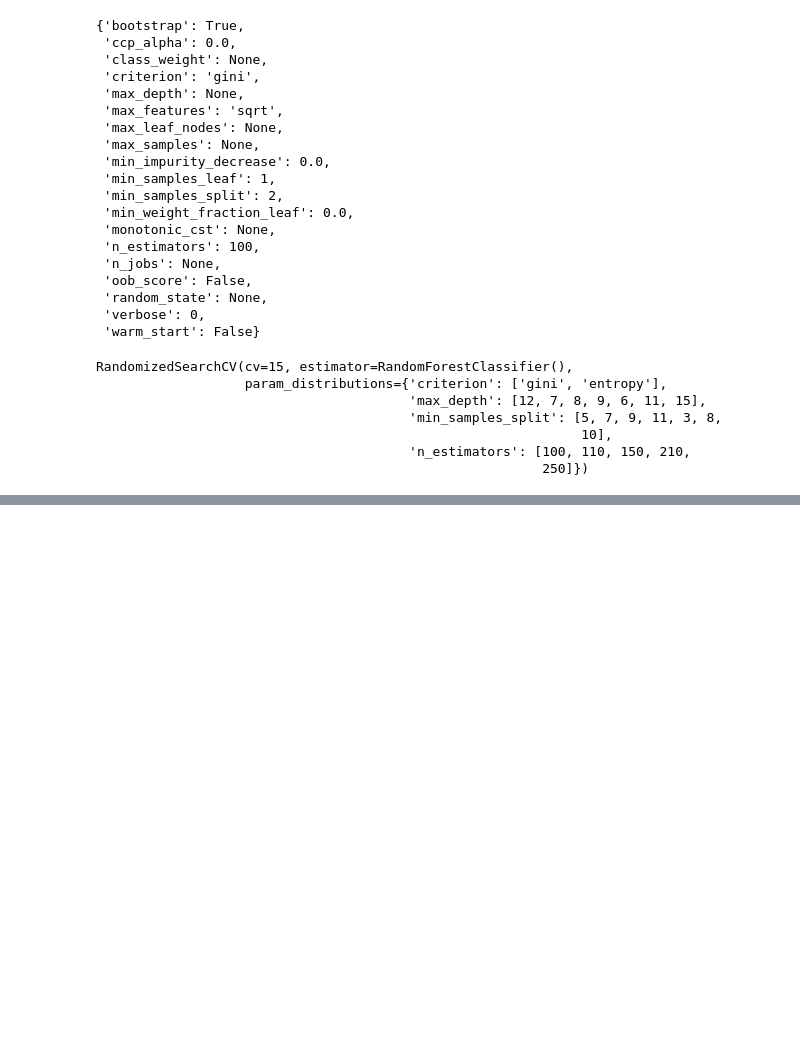
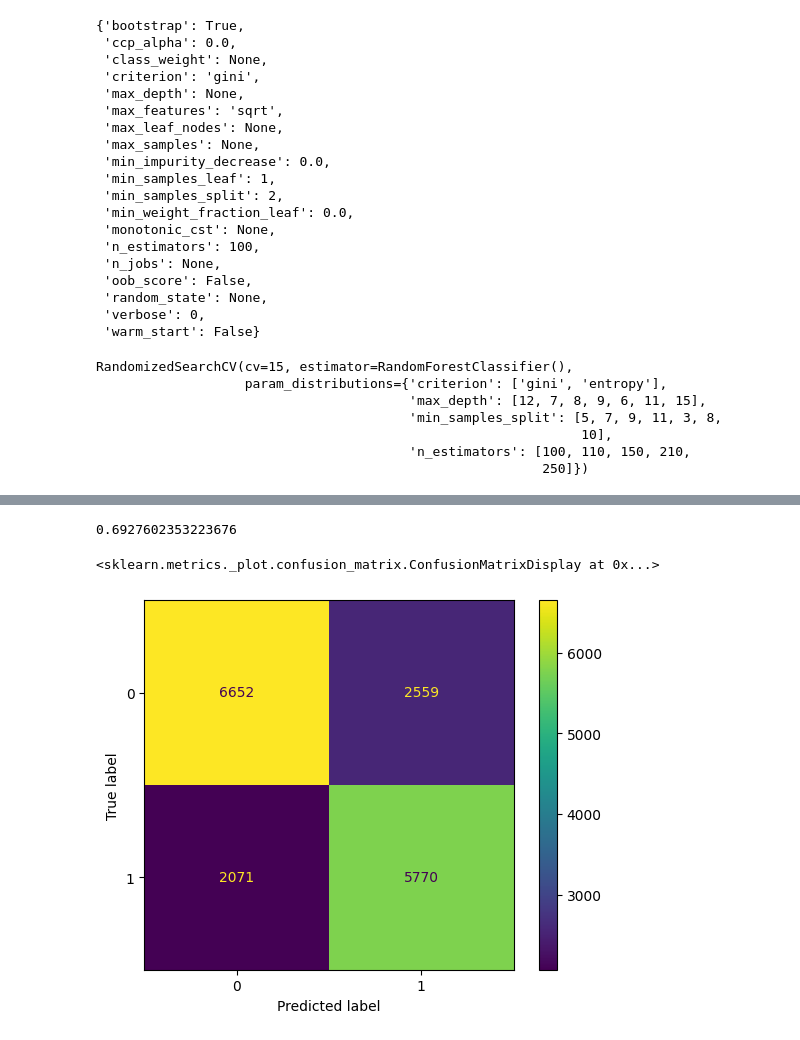
Before and after one commit to VishalMurya/Cardio_ML, a Jupyter notebook: Cardio.ipynb, the cells around one changed output, grey strips where cells are left out. Saved outputs shown, nothing was run; the diff lists cells and outputs as text; code cells hidden in the pictures; blank space fills up the shorter version.

```diff
--- a/Cardio.ipynb
+++ b/Cardio.ipynb
@@ -645,0 +634,17 @@ ConfusionMatrixDisplay(cm).plot()
+# %%
+xgb = XGBClassifier()
+
+xgb.fit(X_train_transformerd, y_train)
+xgb_pred = xgb.predict(X_test_transformerd)
+
+accuracy_score(xgb_pred, y_test)
+recall_score(xgb_pred, y_test)
+precision_score(xgb_pred, y_test)
+# %% [output]
+0.6927602353223676
+# %%
+cm = confusion_matrix(xgb_pred, y_test)
+ConfusionMatrixDisplay(cm).plot()
+# %% [output]
+<sklearn.metrics._plot.confusion_matrix.ConfusionMatrixDisplay at 0x...>
+[figure, added]
```
Also changed, not shown: parts of 43 cells of this notebook.
